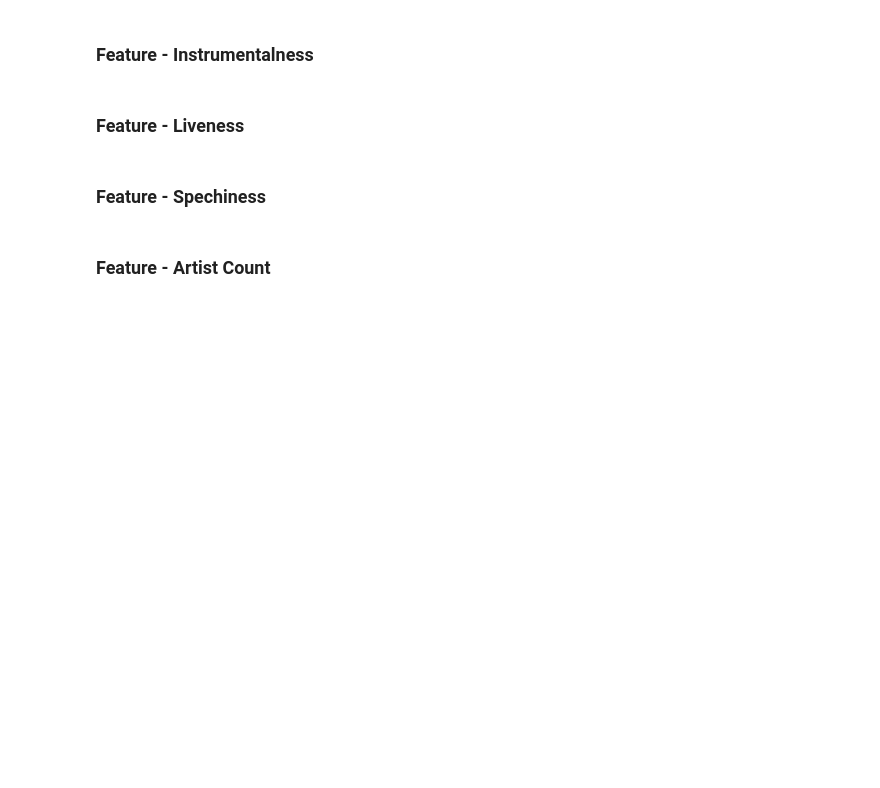
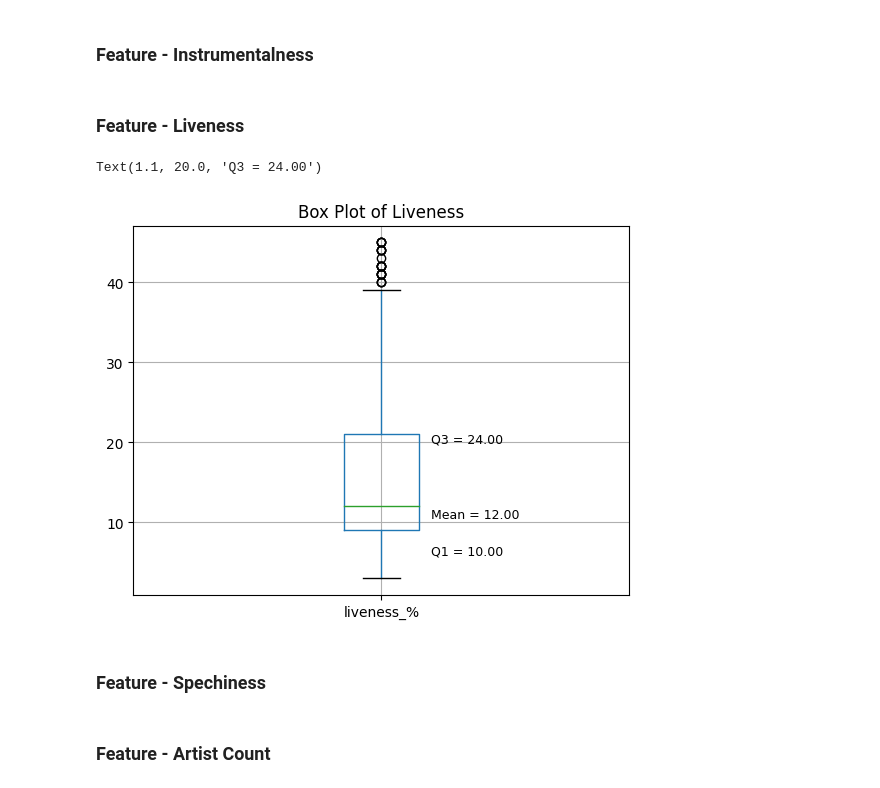
Before and after one commit to TharachonWarin/Spotify_Project_203, a Jupyter notebook: 204203_group_2.ipynb, the cells around one changed output. Cells and saved outputs as stored; diff of their text form; code cells hidden in the pictures; blank space fills up the shorter version.

```diff
--- a/204203_group_2.ipynb
+++ b/204203_group_2.ipynb
@@ -136,6 +164,26 @@ Text(1.1, 76.0, 'Q3 = 77.00')
 ### Feature - Instrumentalness
 # %% [markdown]
 ### Feature - Liveness
+# %%
+Q1 = sp23['liveness_%'].quantile(0.25)
+Q2 = sp23['liveness_%'].quantile(0.50)
+Q3 = sp23['liveness_%'].quantile(0.75)
+IQR = Q3 - Q1
+lower_bound = Q1 - 1.5 * IQR
+upper_bound = Q3 + 1.5 * IQR
+# %%
+ax = sp23.boxplot(column=['liveness_%'])
+ax.set_title('Box Plot of Liveness')
+
+plt.text(1.1, Q1-3, 'Q1 = 10.00',
+         fontsize=9)
+plt.text(1.1, Q2-1.5, 'Mean = 12.00',
+         fontsize=9)
+plt.text(1.1, Q3-1, 'Q3 = 24.00',
+         fontsize=9)
+# %% [output]
+Text(1.1, 20.0, 'Q3 = 24.00')
+[figure, added]
 # %% [markdown]
 ### Feature - Spechiness
 # %% [markdown]
```
Also changed, not shown: parts of 4 cells of this notebook.
